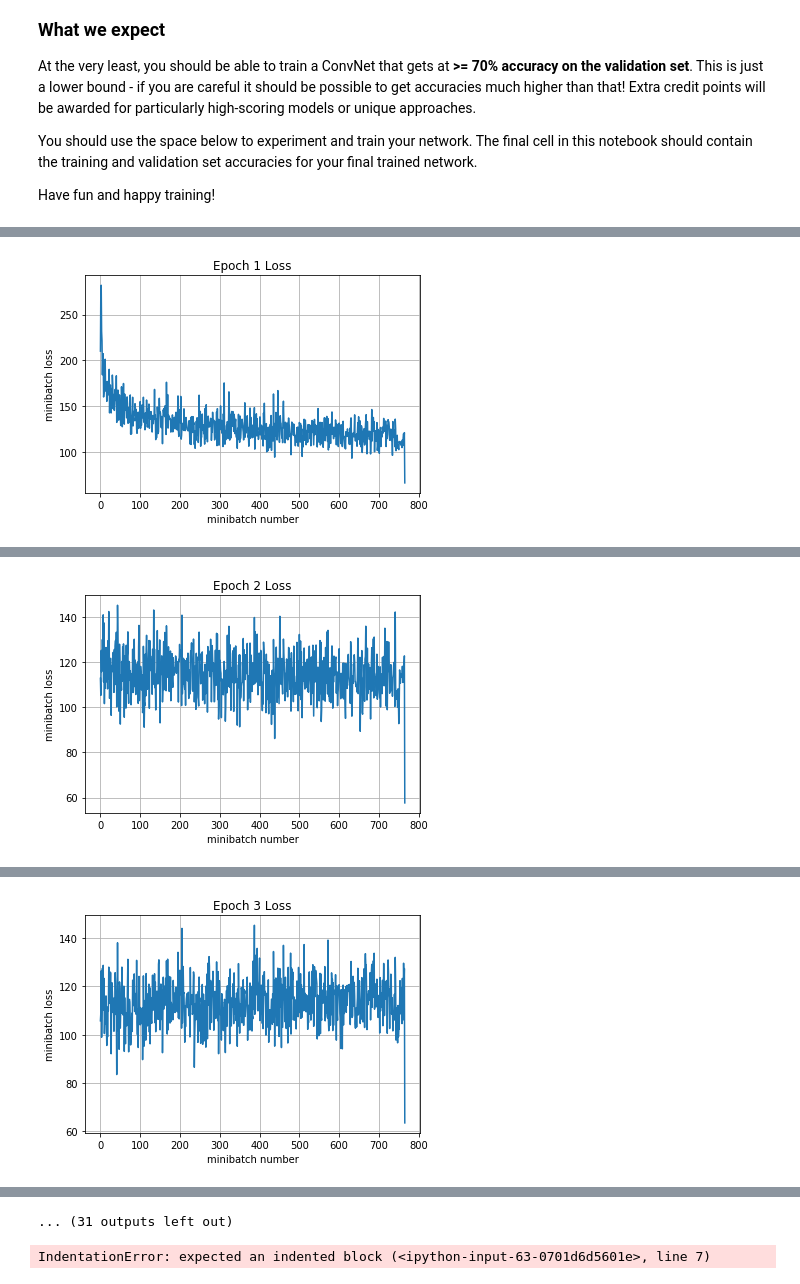
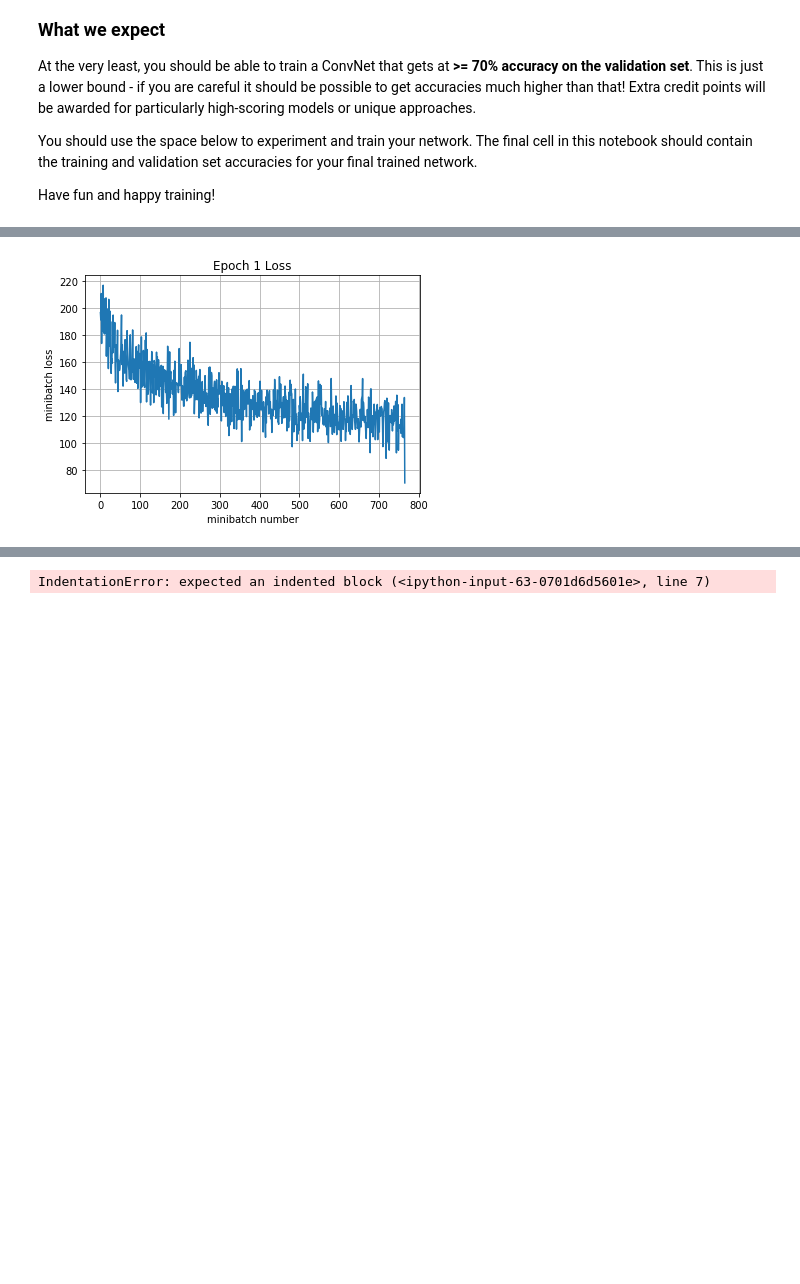
Before and after one commit to Cyanlin0104/CS231n-assignment, a Jupyter notebook: assignment2/TensorFlow.ipynb, the cells around one changed output, grey strips where cells are left out. Cells and saved outputs as stored; diff of their text form; code cells hidden in the pictures; blank space fills up the shorter version.

```diff
--- a/assignment2/TensorFlow.ipynb
+++ b/assignment2/TensorFlow.ipynb
@@ -433,17 +433,17 @@ def my_model(X,y,is_training):
 
 
     net = tf_util.conv2d(X, num_output_channels=32, kernel_size=[3,3],
-                  scope='conv1', activation_fn=tf.nn.relu, bn_decay=0.9)
+                  scope='conv1', activation_fn=tf.nn.relu, bn_decay=0.9, weight_decay=1e-4)
 
     net = tf_util.dropout(net, is_training, scope='dropout1', keep_prob=0.5)
 
     net = tf_util.conv2d(net, num_output_channels=64, kernel_size=[3,3],
-                  scope='conv2', activation_fn=tf.nn.relu, bn_decay=0.9)
+                  scope='conv2', activation_fn=tf.nn.relu, bn_decay=0.9, weight_decay=1e-4)
 
     net = tf_util.dropout(net, is_training, scope='dropout2', keep_prob=0.5)
 
     net = tf_util.conv2d(net, num_output_channels=128, kernel_size=[3,3],
-                  scope='conv3', activation_fn=tf.nn.relu, bn_decay=0.9)
+                  scope='conv3', activation_fn=tf.nn.relu, bn_decay=0.9, weight_decay=1e-4)
 
     net = tf_util.dropout(net, is_training, scope='dropou5', keep_prob=0.5)
 
@@ -479,7 +479,7 @@ is_training = tf.placeholder(tf.bool)
 y_out = my_model(X,y,is_training)
 mean_loss = tf.reduce_mean(tf.nn.softmax_cross_entropy_with_logits_v2(labels=tf.one_hot(y, 10),logits=y_out))
 mean_loss += tf.reduce_sum(tf.get_collection('losses'))
-optimizer = tf.train.AdamOptimizer(1e-3)
+optimizer = tf.train.AdamOptimizer(1e-4)
 
 
 pass
@@ -494,7 +494,7 @@ try:
         with tf.device("/gpu:0") as dev: #"/cpu:0" or "/gpu:0"
             sess.run(tf.global_variables_initializer())
             print('Training')
-            tf_util.run_model(sess, X, y, is_training, y_out, mean_loss, [X_train, X_val], [y_train, y_val],60,64,100,train_step,True)
+            tf_util.run_model(sess, X, y, is_training, y_out, mean_loss, [X_train, X_val], [y_train, y_val],100,64,100,train_step,True)
             print('Validation')
             tf_util.run_model(sess, X, y, is_training, y_out, mean_loss, X_test, y_test,1,64)
 except tf.errors.InvalidArgumentError:
@@ -521 +521 @@ Epoch 1, Validation loss = 1.98 and accuracy of 0.483
-[figure, old version]
+[figure, new version]
@@ -532 +526,0 @@ Epoch 2, Validation loss = 1.83 and accuracy of 0.584
-[figure, removed]
@@ -542 +526,0 @@ Epoch 3, Validation loss = 1.97 and accuracy of 0.594
-[figure, removed]
@@ -575,4 +527,3 @@ Epoch 6, Validation loss = 2.21 and accuracy of 0.69
-... (31 outputs left out)
 # %%
 # Feel free to play with this cell
 # This default code creates a session
```
Also changed, not shown: parts of 1 cell of this notebook, 1 other file.
